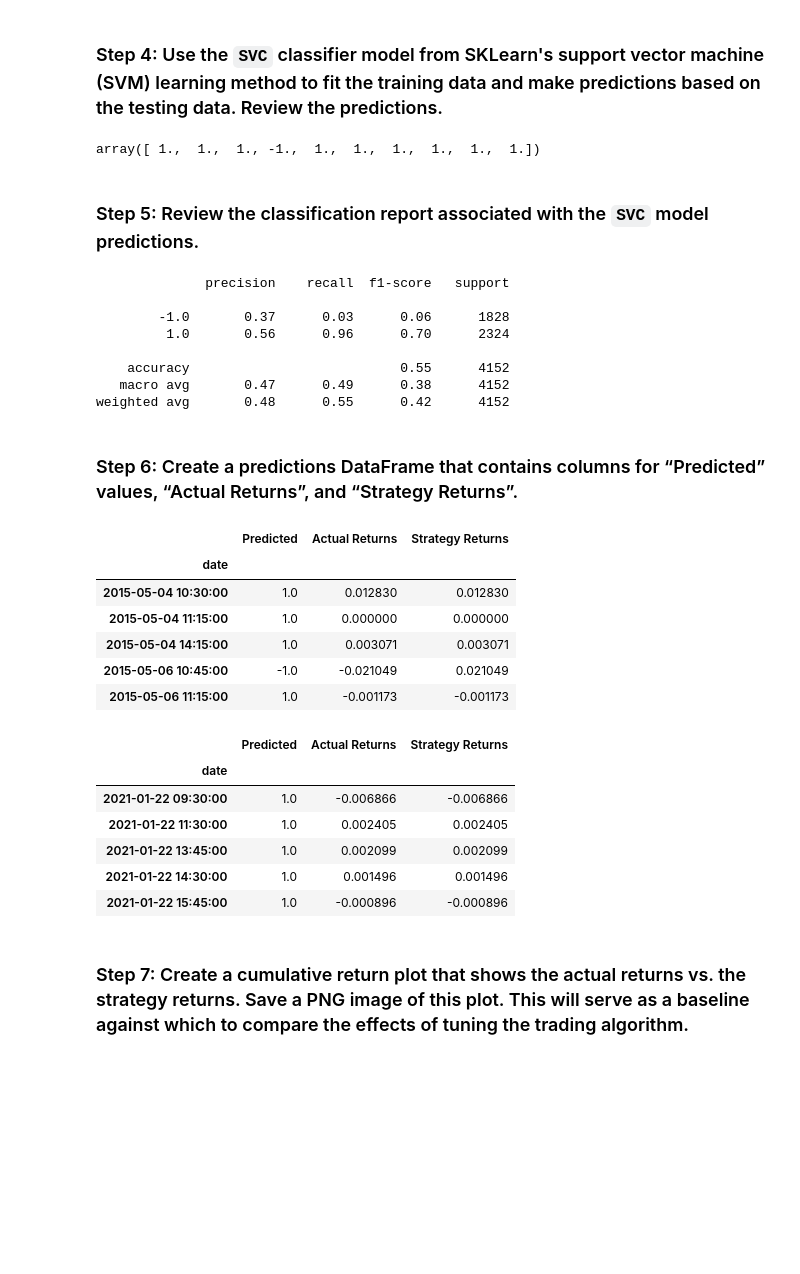
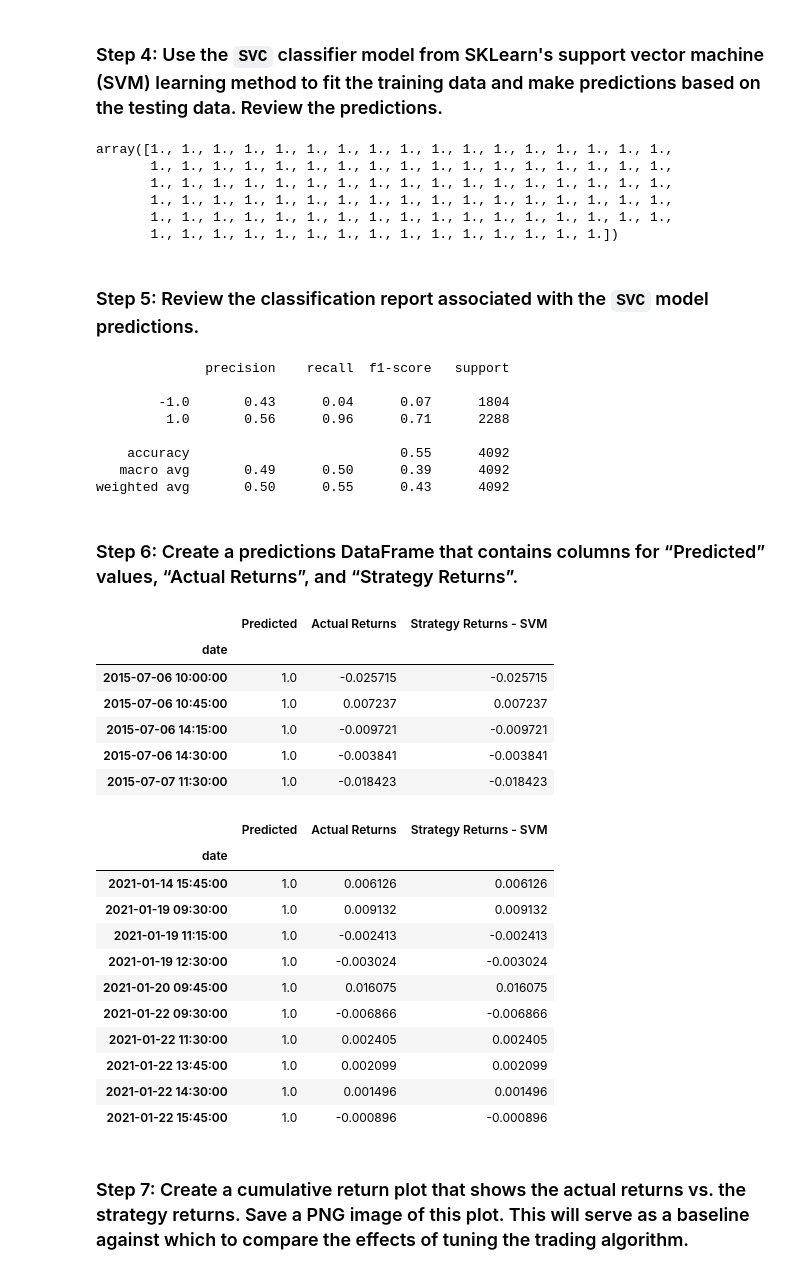
Before and after one commit to ScientiaCapital/Machine-Learning-AlgoTrading, a Jupyter notebook: machine_learning_trading_bot.ipynb, the cells around one changed output. Drawn from its saved outputs; the diff is of its cells as text; code cells hidden in the pictures; blank space fills up the shorter version.

```diff
--- a/machine_learning_trading_bot.ipynb
+++ b/machine_learning_trading_bot.ipynb
@@ -296,11 +300,11 @@ X_train.head()
 | 2015-04-06 09:30:00 | 24.9475 | 24.3463 |
 # %%
 # Generate the X_test and y_test DataFrames
-X_test = X.loc[training_end+DateOffset(hours=1):]
-y_test = y.loc[training_end+DateOffset(hours=1):]
+X_test = svm_1_X.loc[svm_1_training_end+DateOffset(hours=1):]
+svm_1_y_test = svm_1_y.loc[svm_1_training_end+DateOffset(hours=1):]
 
 # Review the X_test DataFrame
-X_test.head()
+svm_1_X_train.head()
 # %% [output]
 |  | SMA_Fast | SMA_Slow |
 | date |  |  |
@@ -312,78 +316,90 @@ X_test.head()
 # %%
-# Scale the features DataFrames
-
 # Create a StandardScaler instance
 scaler = StandardScaler()
 
 # Apply the scaler model to fit the X-train data
-X_scaler = scaler.fit(X_train)
+svm_1_X_scaler = scaler.fit(svm_1_X_train)
 
 # Transform the X_train and X_test DataFrames using the X_scaler
-X_train_scaled = X_scaler.transform(X_train)
-X_test_scaled = X_scaler.transform(X_test)
+svm_1_X_train_scaled = svm_1_X_scaler.transform(svm_1_X_train)
+svm_1_X_test_scaled = svm_1_X_scaler.transform(X_test)
 # %% [markdown]
 ### Step 4: Use the `SVC` classifier model from SKLearn's support vector machine (SVM) learning method to fit the training data and make predictions based on the testing data. Review the predictions.
 # %%
 # From SVM, instantiate SVC classifier model instance
-svm_model = svm.SVC(random_state = 1)
+svm_1_model = svm.SVC()
 
 # Fit the model to the data using the training data
-svm_model = svm_model.fit(X_train_scaled, y_train)
+svm_1_model = svm_1_model.fit(svm_1_X_train_scaled, svm_1_y_train)
 
 # Use the testing data to make the model predictions
-svm_pred = svm_model.predict(X_test_scaled)
+svm_1_pred = svm_1_model.predict(svm_1_X_test_scaled)
 
 # Review the model's predicted values
-svm_pred[:10]
+svm_1_pred[:100]
 # %% [output]
-array([ 1.,  1.,  1., -1.,  1.,  1.,  1.,  1.,  1.,  1.])
+array([1., 1., 1., 1., 1., 1., 1., 1., 1., 1., 1., 1., 1., 1., 1., 1., 1.,
+       1., 1., 1., 1., 1., 1., 1., 1., 1., 1., 1., 1., 1., 1., 1., 1., 1.,
+       1., 1., 1., 1., 1., 1., 1., 1., 1., 1., 1., 1., 1., 1., 1., 1., 1.,
+       1., 1., 1., 1., 1., 1., 1., 1., 1., 1., 1., 1., 1., 1., 1., 1., 1.,
+       1., 1., 1., 1., 1., 1., 1., 1., 1., 1., 1., 1., 1., 1., 1., 1., 1.,
+       1., 1., 1., 1., 1., 1., 1., 1., 1., 1., 1., 1., 1., 1., 1.])
 # %% [markdown]
 ### Step 5: Review the classification report associated with the `SVC` model predictions.
 # %%
 # Use a classification report to evaluate the model using the predictions and testing data
-svm_testing_report = classification_report(y_test, svm_pred)
+svm_1_testing_signal_predictions = svm_1_pred
+
+# Use a classification report to evaluate the model using the predictions and testing data
+svm_1_testing_report = classification_report(svm_1_y_test, svm_1_testing_signal_predictions)
 
 # Print the classification report
-print(svm_testing_report)
+print(svm_1_testing_report)
 # %% [output]
               precision    recall  f1-score   support
 
-        -1.0       0.37      0.03      0.06      1828
-         1.0       0.56      0.96      0.70      2324
+        -1.0       0.43      0.04      0.07      1804
+         1.0       0.56      0.96      0.71      2288
 
-    accuracy                           0.55      4152
-   macro avg       0.47      0.49      0.38      4152
-weighted avg       0.48      0.55      0.42      4152
+    accuracy                           0.55      4092
+   macro avg       0.49      0.50      0.39      4092
+weighted avg       0.50      0.55      0.43      4092
 # %% [markdown]
 ### Step 6: Create a predictions DataFrame that contains columns for “Predicted” values, “Actual Returns”, and “Strategy Returns”.
 # %%
 # Create a new empty predictions DataFrame.
 
 # Create a predictions DataFrame
-predictions_df = pd.DataFrame(index = X_test.index)
+svm_1_predictions_df = pd.DataFrame(index=X_test.index)
 
 # Add the SVM model predictions to the DataFrame
-predictions_df['Predicted'] = svm_pred
+svm_1_predictions_df['Predicted'] = svm_1_testing_signal_predictions
 
 # Add the actual returns to the DataFrame
-predictions_df['Actual Returns'] = signals_df["Actual Returns"]
+svm_1_predictions_df['Actual Returns'] = svm_1_signals_df["Actual Returns"]
 
 # Add the strategy returns to the DataFrame
-predictions_df['Strategy Returns'] = (predictions_df["Predicted"] * predictions_df["Actual Returns"])
+svm_1_predictions_df['Strategy Returns - SVM'] = svm_1_predictions_df["Actual Returns"] * svm_1_predictions_df["Predicted"]
+
 
 # Review the DataFrame
-display(predictions_df.head())
-display(predictions_df.tail())
+display(svm_1_predictions_df.head(5))
+display(svm_1_predictions_df.tail(10))
 # %% [output]
-|  | Predicted | Actual Returns | Strategy Returns |
+|  | Predicted | Actual Returns | Strategy Returns - SVM |
 | date |  |  |  |
-| 2015-05-04 10:30:00 | 1.0 | 0.012830 | 0.012830 |
-| 2015-05-04 11:15:00 | 1.0 | 0.000000 | 0.000000 |
-| 2015-05-04 14:15:00 | 1.0 | 0.003071 | 0.003071 |
-| 2015-05-06 10:45:00 | -1.0 | -0.021049 | 0.021049 |
-| 2015-05-06 11:15:00 | 1.0 | -0.001173 | -0.001173 |
+| 2015-07-06 10:00:00 | 1.0 | -0.025715 | -0.025715 |
+| 2015-07-06 10:45:00 | 1.0 | 0.007237 | 0.007237 |
+| 2015-07-06 14:15:00 | 1.0 | -0.009721 | -0.009721 |
+| 2015-07-06 14:30:00 | 1.0 | -0.003841 | -0.003841 |
+| 2015-07-07 11:30:00 | 1.0 | -0.018423 | -0.018423 |
-|  | Predicted | Actual Returns | Strategy Returns |
+|  | Predicted | Actual Returns | Strategy Returns - SVM |
 | date |  |  |  |
+| 2021-01-14 15:45:00 | 1.0 | 0.006126 | 0.006126 |
+| 2021-01-19 09:30:00 | 1.0 | 0.009132 | 0.009132 |
+| 2021-01-19 11:15:00 | 1.0 | -0.002413 | -0.002413 |
+| 2021-01-19 12:30:00 | 1.0 | -0.003024 | -0.003024 |
+| 2021-01-20 09:45:00 | 1.0 | 0.016075 | 0.016075 |
 | 2021-01-22 09:30:00 | 1.0 | -0.006866 | -0.006866 |
 | 2021-01-22 11:30:00 | 1.0 | 0.002405 | 0.002405 |
 | 2021-01-22 13:45:00 | 1.0 | 0.002099 | 0.002099 |
```
Also changed, not shown: parts of 75 cells of this notebook.
